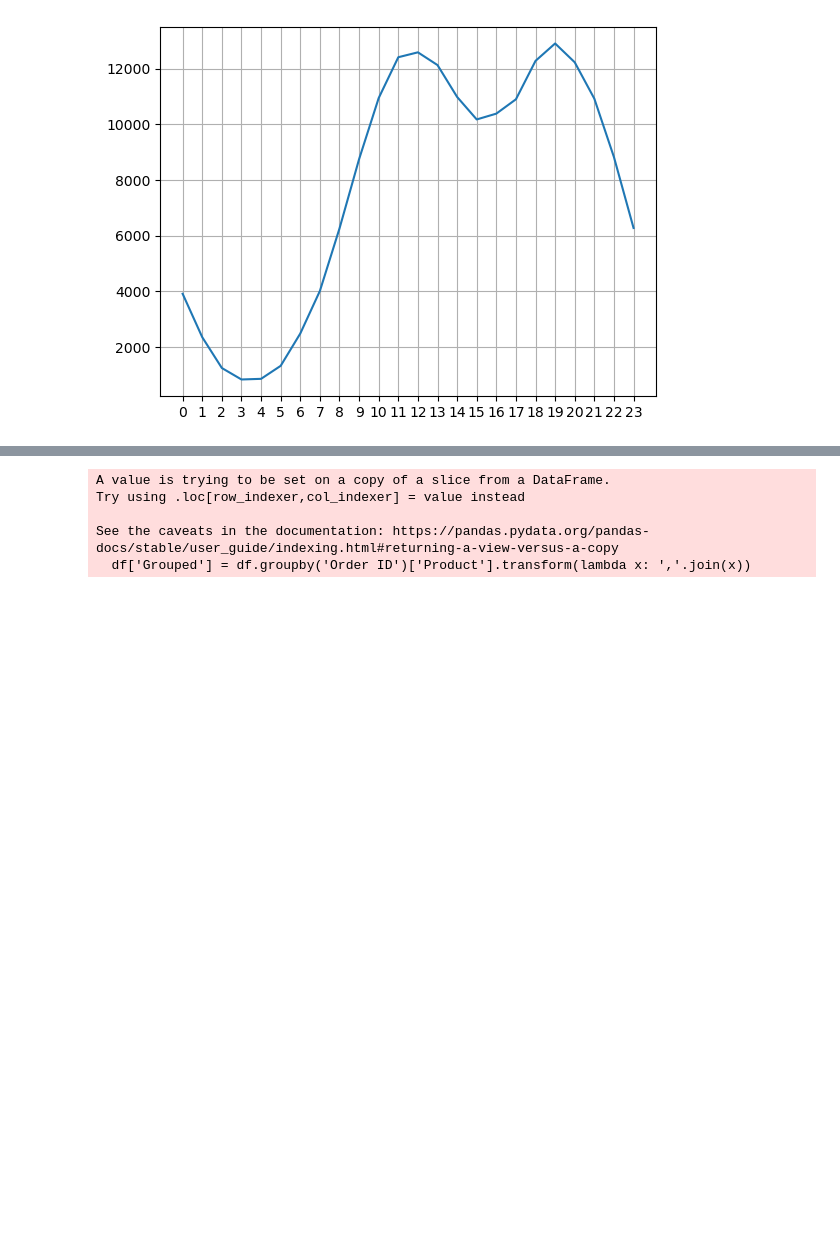
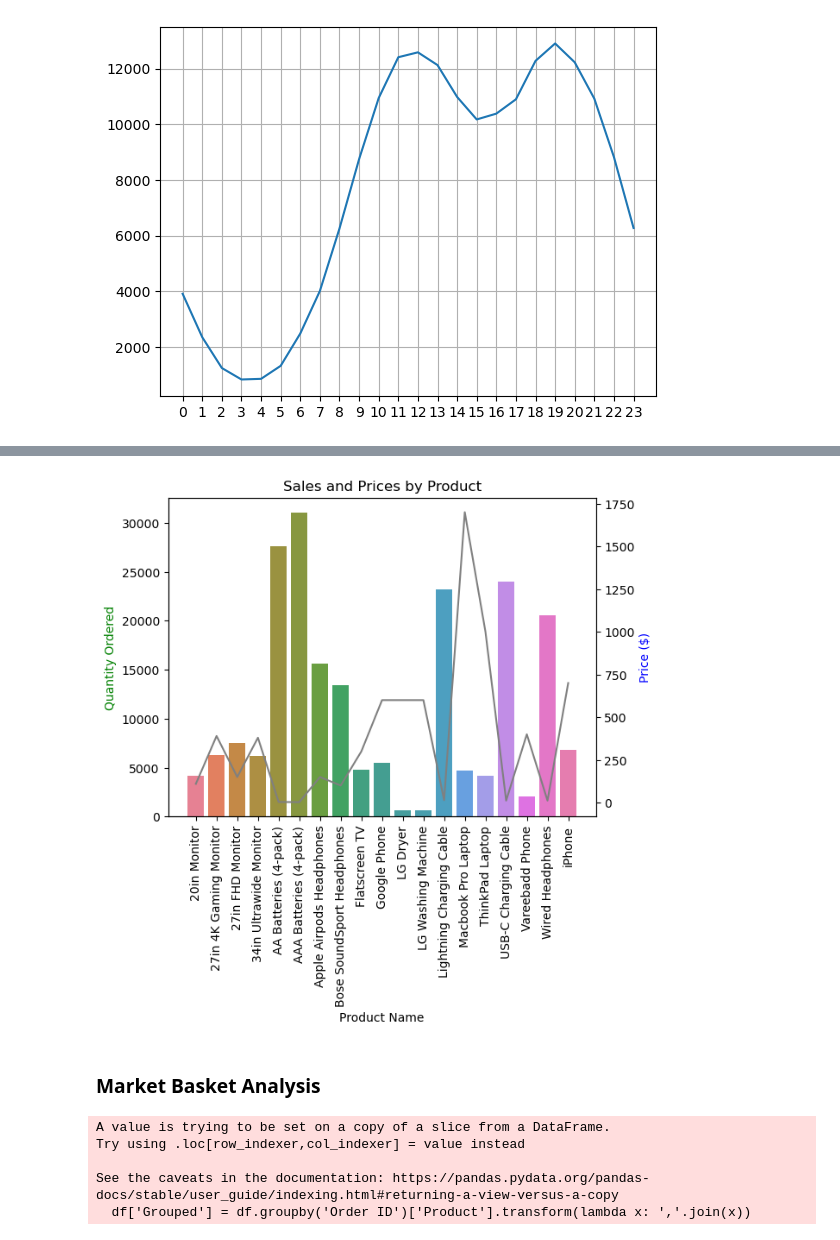
Before and after one commit to dat4action/Sales_Market-Basket_analysis, a Jupyter notebook: SalesAnalysis.ipynb, the cells around one changed output, grey strips where cells are left out. Cells and saved outputs as stored; diff of their text form; code cells hidden in the pictures; blank space fills up the shorter version.

Commit message:
Reorganizing and starting Market Basket subsection

```diff
--- a/SalesAnalysis.ipynb
+++ b/SalesAnalysis.ipynb
@@ -238,3 +246,22 @@ plt.show()
+# %%
+# Referenced: https://stackoverflow.com/questions/14762181/adding-a-y-axis-label-to-secondary-y-axis-in-matplotlib
+
+prices = all_data.groupby('Product').mean()[['Price Each']]
+
+fig, ax1 = plt.subplots()
+ax2 = ax1.twinx()
+g=sns.barplot(data=quantity_ordered,x=quantity_ordered.index,y='Quantity Ordered',palette='husl',ax=ax1)
+h=sns.lineplot(data=prices,x=prices.index,y='Price Each',palette='husl',ax=ax2,color='gray')
+ax1.set_xlabel('Product Name')
+ax1.set_ylabel('Quantity Ordered', color='g')
+ax2.set_ylabel('Price ($)', color='b')
+ax1.set_xticklabels(ax1.get_xticklabels(), rotation=90)
+plt.title('Sales and Prices by Product')
+plt.show()
+# %% [output]
+[figure, added]
+# %% [markdown]
+### Market Basket Analysis
 # %%
 # https://stackoverflow.com/questions/43348194/pandas-select-rows-if-id-appear-several-time
 df = all_data[all_data['Order ID'].duplicated(keep=False)]
```
Also changed, not shown: parts of 10 cells of this notebook.
